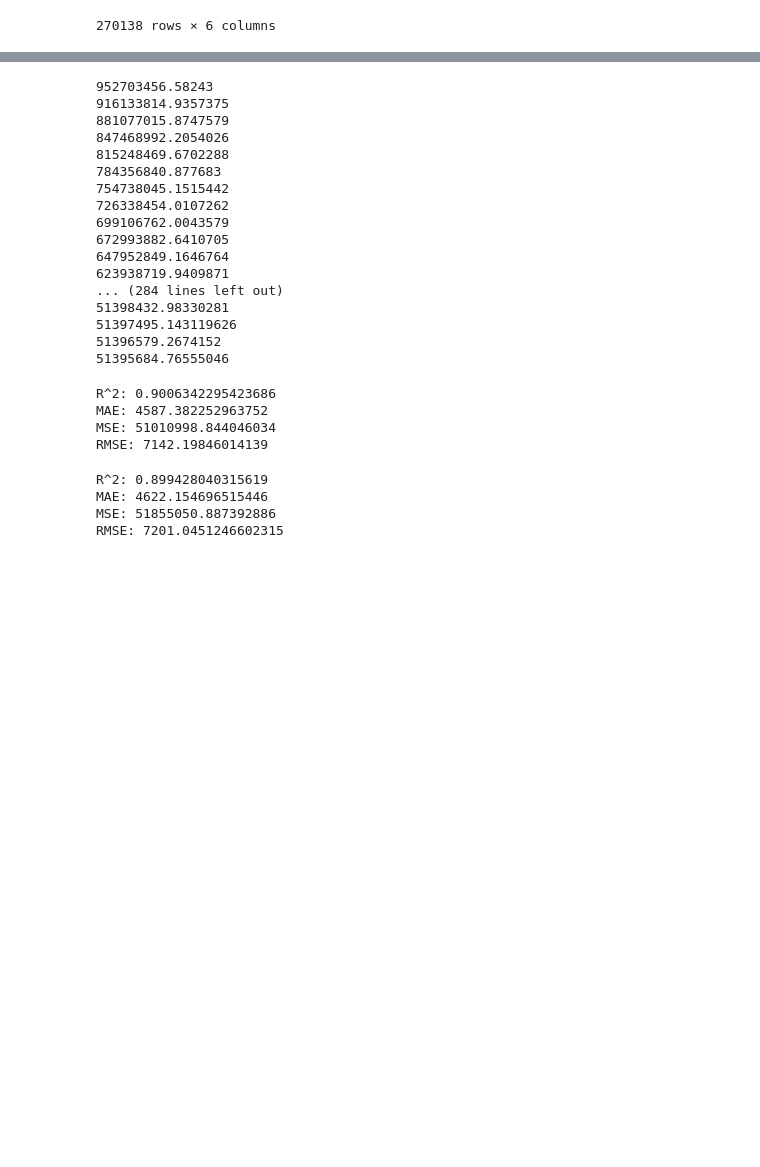
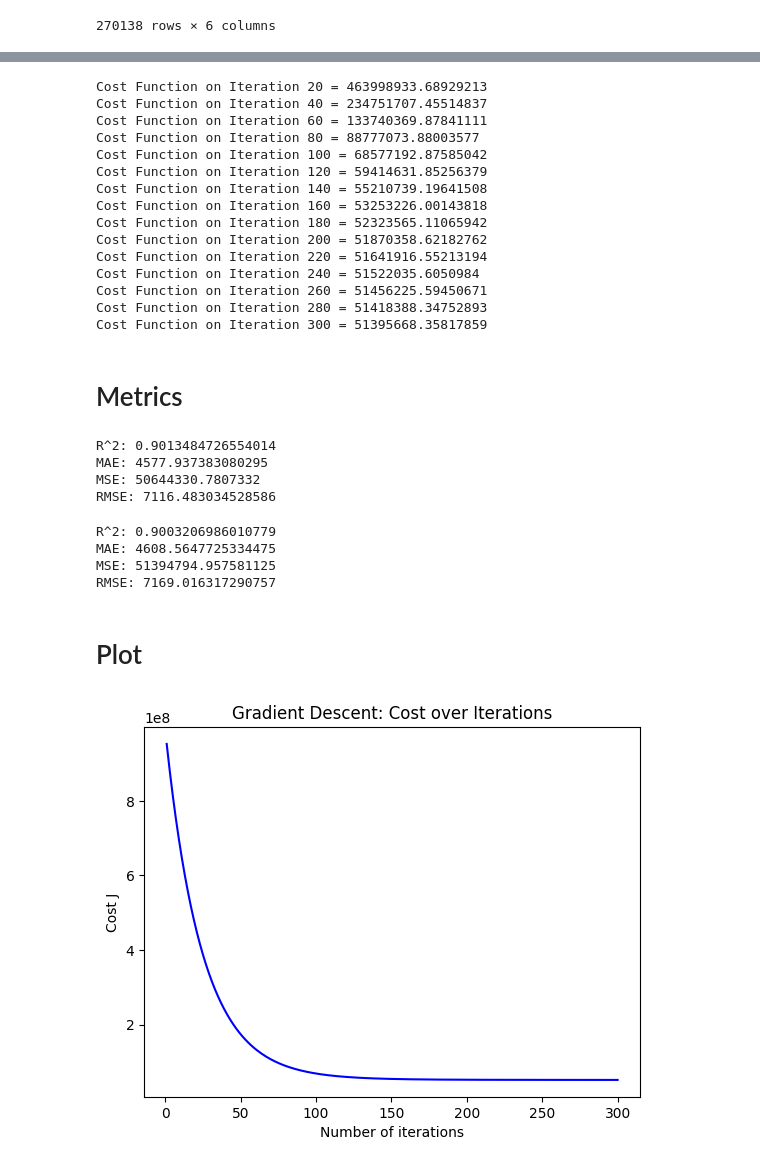
Before and after one commit to asAlwaysZahra/search-team-ghavi-subset, a Jupyter notebook: Linear-Regression.ipynb, the cells around one changed output, grey strips where cells are left out. Cells and saved outputs as stored; diff of their text form; code cells hidden in the pictures; blank space fills up the shorter version.

Commit message:
Clean Linear Regression model

```diff
--- a/Linear-Regression.ipynb
+++ b/Linear-Regression.ipynb
@@ -183,12 +222,21 @@ def predict(W, X, b):
 # %%
-def model(X, y, max_itr):
+def model(X, y, max_itr = 300, convergence_threshold = 0.0001):
     n = X.shape[1]
     W = np.random.rand(n, 1)
     b = 0
     alpha = 0.01
+    cost_history = np.zeros(max_itr)
+    itr = 0
 
     for i in range(max_itr):
         W, b, error = gradient_descent(X, y, W, b, alpha)
-        print(np.mean(error**2))
+        cost_history[i] = np.mean(error**2)
+        itr += 1
 
-    return W, b
+        if (i + 1) % 20 == 0:
+            print(f"Cost Function on Iteration {i + 1} = {cost_history[i]}")
+
+        if i > 0 and cost_history[i - 1] - cost_history[i] < convergence_threshold:
+            break
+
+    return W, b, cost_history, itr
@@ -208,35 +243,35 @@ def gradient_descent(X, y, W, b, alpha):
 # %%
-W, b = model(X, y, 300)
+W, b, cost_history, itr = model(X, y, 300, 100)
 # %% [output]
-952703456.58243
-916133814.9357375
-881077015.8747579
-847468992.2054026
-815248469.6702288
-784356840.877683
-754738045.1515442
-726338454.0107262
-699106762.0043579
-672993882.6410705
-647952849.1646764
-623938719.9409871
-... (284 lines left out)
-51398432.98330281
-51397495.143119626
-51396579.2674152
-51395684.76555046
+Cost Function on Iteration 20 = 463998933.68929213
+Cost Function on Iteration 40 = 234751707.45514837
+Cost Function on Iteration 60 = 133740369.87841111
+Cost Function on Iteration 80 = 88777073.88003577
+Cost Function on Iteration 100 = 68577192.87585042
+Cost Function on Iteration 120 = 59414631.85256379
+Cost Function on Iteration 140 = 55210739.19641508
+Cost Function on Iteration 160 = 53253226.00143818
+Cost Function on Iteration 180 = 52323565.11065942
+Cost Function on Iteration 200 = 51870358.62182762
+Cost Function on Iteration 220 = 51641916.55213194
+Cost Function on Iteration 240 = 51522035.6050984
+Cost Function on Iteration 260 = 51456225.59450671
+Cost Function on Iteration 280 = 51418388.34752893
+Cost Function on Iteration 300 = 51395668.35817859
 # %%
 y_pred = predict(W, x_test, b)
+# %% [markdown]
+# Metrics
 # %%
 print('R^2:',metrics.r2_score(y_test, y_pred))
 print('MAE:',metrics.mean_absolute_error(y_test, y_pred))
 print('MSE:',metrics.mean_squared_error(y_test, y_pred))
 print('RMSE:',np.sqrt(metrics.mean_squared_error(y_test, y_pred)))
 # %% [output]
-R^2: 0.9006342295423686
-MAE: 4587.382252963752
-MSE: 51010998.844046034
-RMSE: 7142.19846014139
+R^2: 0.9013484726554014
+MAE: 4577.937383080295
+MSE: 50644330.7807332
+RMSE: 7116.483034528586
 # %%
 y_pred = predict(W, X, b)
 # %%
@@ -245,7 +280,17 @@ print('MAE:',metrics.mean_absolute_error(y, y_pred))
 print('MSE:',metrics.mean_squared_error(y, y_pred))
 print('RMSE:',np.sqrt(metrics.mean_squared_error(y, y_pred)))
 # %% [output]
-R^2: 0.899428040315619
-MAE: 4622.154696515446
-MSE: 51855050.887392886
-RMSE: 7201.0451246602315
+R^2: 0.9003206986010779
+MAE: 4608.5647725334475
+MSE: 51394794.957581125
+RMSE: 7169.016317290757
+# %% [markdown]
+# Plot
+# %%
+plt.plot(range(1, len(cost_history) + 1), cost_history, color='blue')
+plt.xlabel('Number of iterations')
+plt.ylabel('Cost J')
+plt.title('Gradient Descent: Cost over Iterations')
+plt.show()
+# %% [output]
+[figure, added]
```
Also changed, not shown: parts of 13 cells of this notebook.
